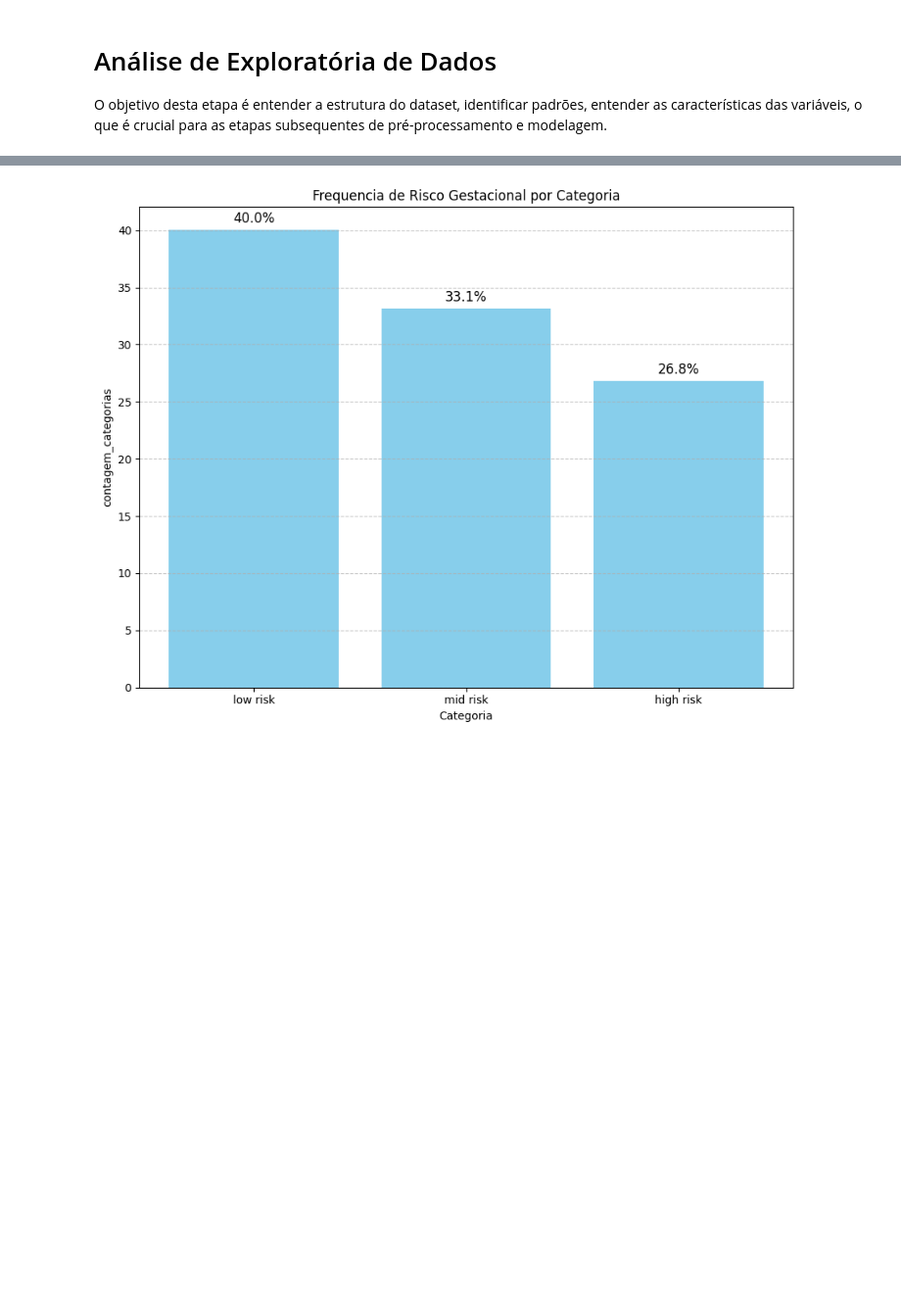
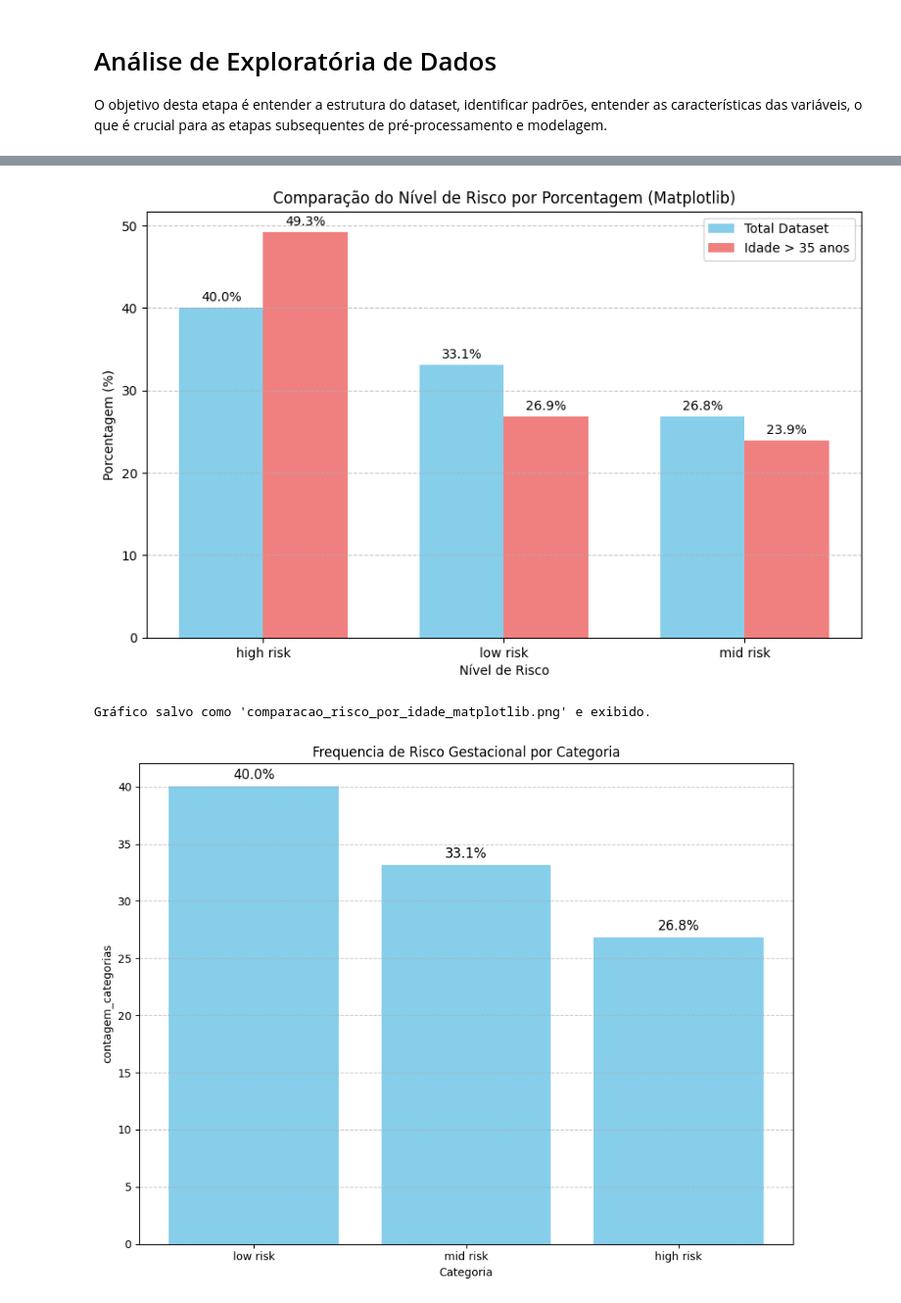
Before and after one commit to AlineFiori/MVP, a Jupyter notebook: Template_Análise_de_Dados_Pregnancy.ipynb, the cells around one changed output, grey strips where cells are left out. Shown at 98% size. Cells and saved outputs as stored; diff of their text form; code cells hidden in the pictures; blank space fills up the shorter version.

```diff
--- a/Template_Análise_de_Dados_Pregnancy.ipynb
+++ b/Template_Análise_de_Dados_Pregnancy.ipynb
@@ -114,11 +111,0 @@ Base comcolunas renomeadas - Primeiras 5 linhas:
-# %%
-# Criar a nova coluna 'Idade_Categoria'
-# Se a idade for > 34, o valor será '35+'. Caso contrário, será 'Abaixo de 35'.
-Dataset['Idade_Categoria'] = Dataset['Idade'].apply(lambda x: '35+' if x > 34 else 'Abaixo de 35')
-
-print("DataFrame com a nova coluna 'Idade_Categoria':")
-print(Dataset[['Idade', 'Idade_Categoria']].head())
-
-# Para ver a contagem de cada categoria na nova coluna
-print("\nContagem de valores na nova coluna 'Idade_Categoria':")
-print(Dataset['Idade_Categoria'].value_counts())
@@ -216,3 +217,65 @@ Name: count, dtype: int64
+# %%
+# 1. Calcular os percentuais para o dataset total
+percent_total = Dataset['Nivel_Risco'].value_counts(normalize=True) * 100
+# Transformar em DataFrame para facilitar a manipulação
+percent_total_df = percent_total.reset_index()
+percent_total_df.columns = ['Nivel_Risco', 'Percentage']
+
+# 2. Filtrar o DataFrame para idade maior que 35
+df_age_gt_35 = Dataset[Dataset['Idade'] > 35]
+
+# 3. Calcular os percentuais para o dataset filtrado (idade > 35)
+percent_age_gt_35 = df_age_gt_35['Nivel_Risco'].value_counts(normalize=True) * 100
+# Transformar em DataFrame
+percent_age_gt_35_df = percent_age_gt_35.reset_index()
+percent_age_gt_35_df.columns = ['Nivel_Risco', 'Percentage']
+
+# Obter os níveis de risco únicos para os rótulos do eixo X
+risk_levels = sorted(percent_total_df['Nivel_Risco'].unique())
+
+# Configurações para o gráfico
+width = 0.35 # Largura das barras
+x_pos = range(len(risk_levels)) # Posições para as barras no eixo X
+
+# Criar a figura e os eixos
+fig, ax = plt.subplots(figsize=(10, 6))
+
+# Plotar as barras para o dataset total
+bars_total = ax.bar([p - width/2 for p in x_pos], percent_total_df['Percentage'], width, label='Total Dataset', color='skyblue')
+
+# Plotar as barras para o dataset filtrado (idade > 35)
+bars_age_gt_35 = ax.bar([p + width/2 for p in x_pos], percent_age_gt_35_df['Percentage'], width, label='Idade > 35 anos', color='lightcoral')
+
+# Adicionar rótulos, título e legenda
+ax.set_xlabel('Nível de Risco')
+ax.set_ylabel('Porcentagem (%)')
+ax.set_title('Comparação do Nível de Risco por Porcentagem (Matplotlib)')
+ax.set_xticks(x_pos)
+ax.set_xticklabels(risk_levels)
+ax.legend()
+ax.grid(axis='y', linestyle='--', alpha=0.7)
+
+# Adicionar os valores percentuais nas barras
+def autolabel(bars):
+    for bar in bars:
+        height = bar.get_height()
+        ax.annotate(f'{height:.1f}%',
+                    xy=(bar.get_x() + bar.get_width() / 2, height),
+                    xytext=(0, 3),  # 3 points vertical offset
+                    textcoords="offset points",
+                    ha='center', va='bottom')
+
+autolabel(bars_total)
+autolabel(bars_age_gt_35)
+
+
+# Mostrar o gráfico
+plt.show()
+
+print("\nGráfico salvo como 'comparacao_risco_por_idade_matplotlib.png' e exibido.")
+# %% [output]
+[figure, added]
+Gráfico salvo como 'comparacao_risco_por_idade_matplotlib.png' e exibido.
 # %%
 # 6. Análise de variáveis categóricas: distribuição da frequência (%) do risco gestacional
 
```
Also changed, not shown: parts of 9 cells of this notebook.
